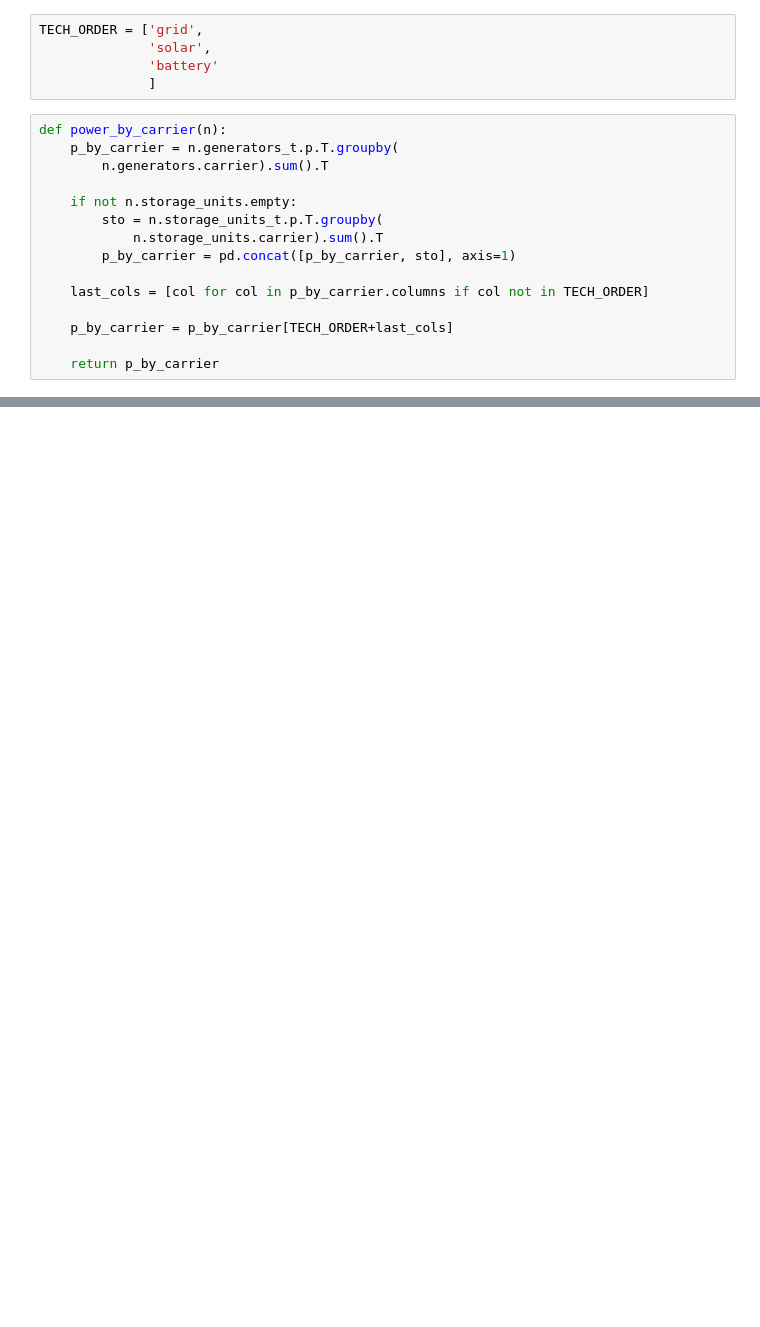
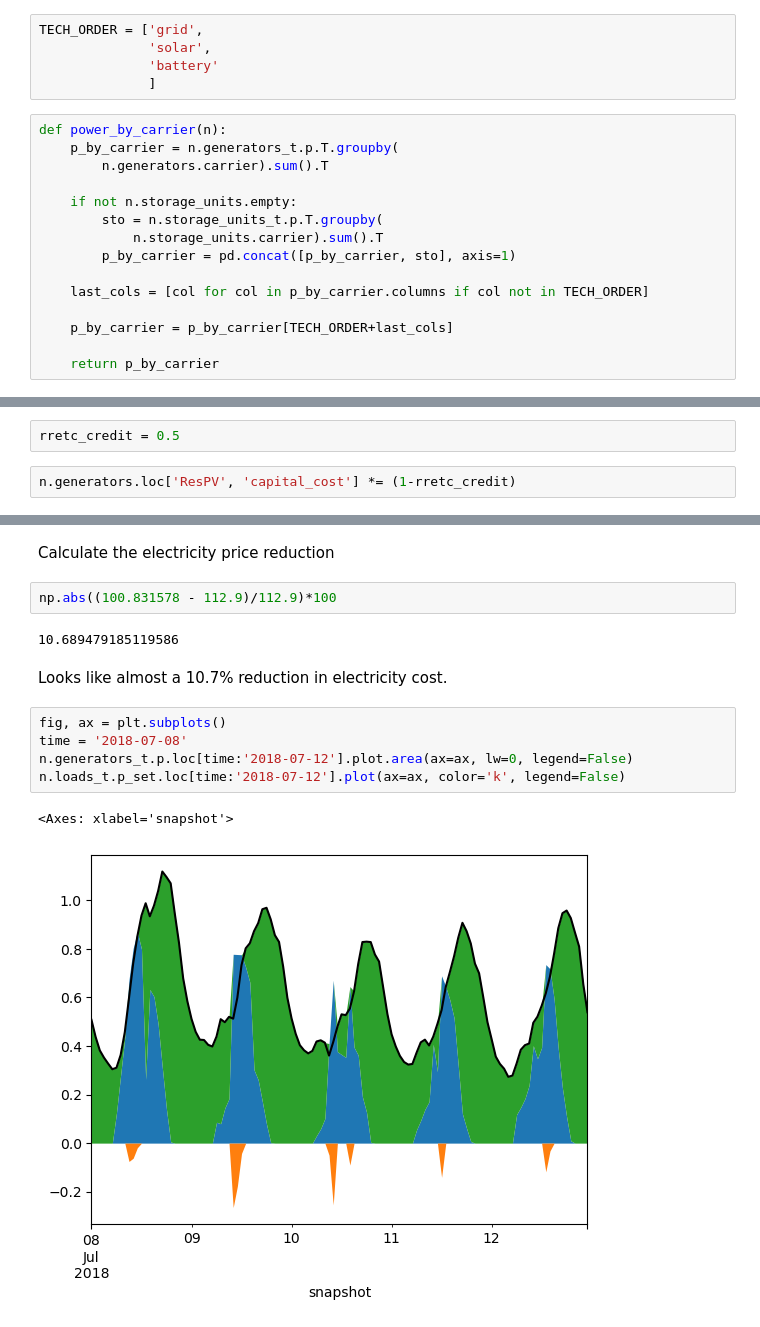
Before and after one commit to ucsusa/2024-kansas-city-analysis, a Jupyter notebook: notebooks/10-pypsa-model.ipynb, the cells around one changed output, grey strips where cells are left out. Saved outputs shown, nothing was run; the diff lists cells and outputs as text; blank space fills up the shorter version.

```diff
--- a/notebooks/10-pypsa-model.ipynb
+++ b/notebooks/10-pypsa-model.ipynb
@@ -269,0 +249,4 @@ n.storage_units_t.p_store.loc[time].plot(ax=ax, legend=False)
+# %%
+rretc_credit = 0.5
+# %%
+n.generators.loc['ResPV', 'capital_cost'] *= (1-rretc_credit)
@@ -269,0 +288,16 @@ n.storage_units_t.p_store.loc[time].plot(ax=ax, legend=False)
+# %% [markdown]
+Calculate the electricity price reduction
+# %%
+np.abs((100.831578 - 112.9)/112.9)*100
+# %% [output]
+10.689479185119586
+# %% [markdown]
+Looks like almost a 10.7% reduction in electricity cost.
+# %%
+fig, ax = plt.subplots()
+time = '2018-07-08'
+n.generators_t.p.loc[time:'2018-07-12'].plot.area(ax=ax, lw=0, legend=False)
+n.loads_t.p_set.loc[time:'2018-07-12'].plot(ax=ax, color='k', legend=False)
+# %% [output]
+<Axes: xlabel='snapshot'>
+[figure, added]
```
Also changed, not shown: parts of 49 cells of this notebook.
